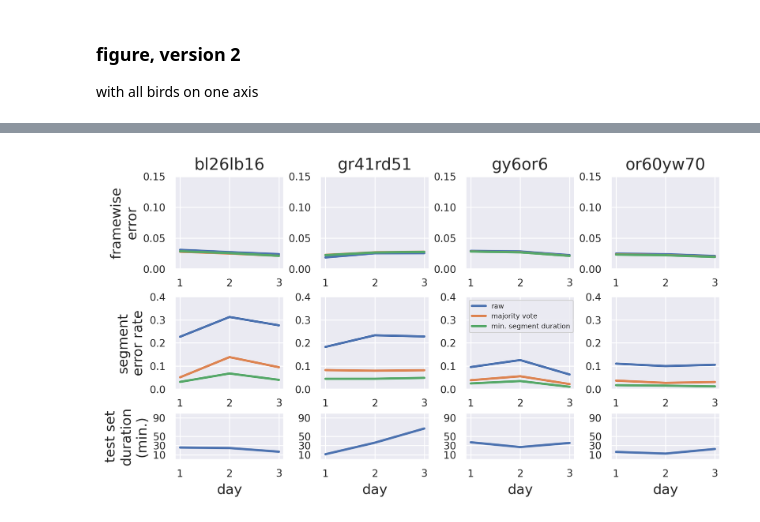
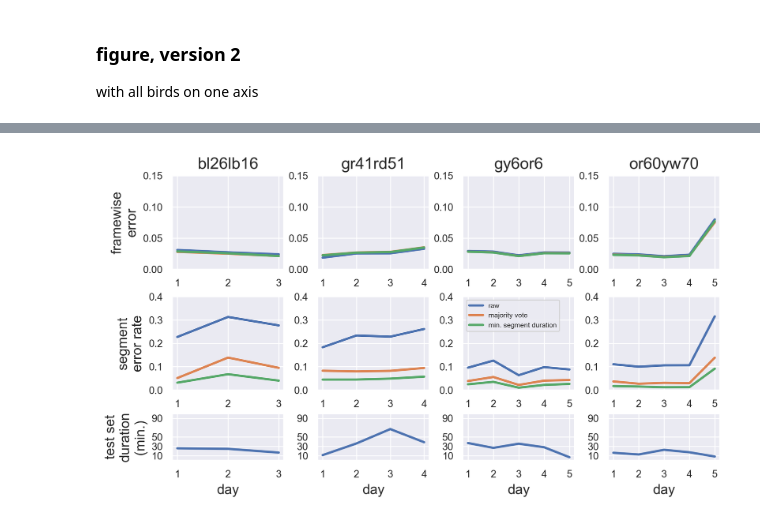
Before and after one commit to yardencsGitHub/tweetynet, a Jupyter notebook: doc/notebooks/BFRepository-results/all-birds.ipynb, the cells around one changed output, grey strips where cells are left out. Drawn from its saved outputs; the diff is of its cells as text; code cells hidden in the pictures.

Commit message:
update notebooks for figures 4 and 5

```diff
--- a/doc/notebooks/BFRepository-results/all-birds.ipynb
+++ b/doc/notebooks/BFRepository-results/all-birds.ipynb
@@ -9,6 +9,10 @@ import pandas as pd
 import seaborn as sns
 
 import vak
+# %%
+# specify the custom font to use
+plt.rcParams['font.family'] = 'sans-serif'
+plt.rcParams['font.sans-serif'] = 'arial'
 # %%
 REPO_ROOT = Path('~/Documents/repos/coding/birdsong/tweetynet').expanduser().resolve()
 BFSONGREPO_RESULTS_ROOT = REPO_ROOT.joinpath('results/BFSongRepository').expanduser().resolve()
@@ -321,5 +333,5 @@ if SAVE_FIG:
 # %%
-SAVE_FIG = True
+SAVE_FIG = False
 
 sns.set("paper")
 
@@ -327,7 +339,7 @@ bird_ids = data['bird_id'].unique()
 n_bird_ids = len(bird_ids)
 
 # only show metrics for days up to and including MAX_DAY
-MAX_DAY = 3
+MAX_DAY = 6
 
 ERR_METRICS = [
          'err',
@@ -404,31 +416,31 @@ for row, metric_list in enumerate(METRIC_LISTS):
                 ax[row, col].set_xlabel('day', fontsize=12)
 
 for ax_ in ax[0]:
     ax_.set_ylim([0., 0.15])
 for ax_ in ax[1]:
     ax_.set_ylim([0., 0.4])
 for ax_ in ax[2]:
     ax_.set_ylim([0., 100])
     ax_.set_yticks([10, 30, 50, 90])
 
 ax[0, 0].set_ylabel('framewise\nerror', fontsize=12)
 ax[1, 0].set_ylabel('segment\nerror rate', fontsize=12)
 ax[2, 0].set_ylabel('test set\nduration\n(min.)', fontsize=12)
 
 # ax[0, 0].legend(loc='upper left', fontsize=8)
 ax[1, 2].legend(loc='upper left', fontsize=6);
 
 fig.set_constrained_layout_pads(w_pad=2./72., h_pad=2./72., hspace=0., wspace=0.)
 
 if SAVE_FIG:
     plt.savefig(
         REPO_ROOT.joinpath('doc/article/figures/fig5/fig5-error-across-days.png')
     )
     plt.savefig(
         REPO_ROOT.joinpath('doc/article/figures/fig5/fig5-error-across-days.svg')
     )
     plt.savefig(
         REPO_ROOT.joinpath('doc/article/figures/fig5/fig5-error-across-days.tiff')
     )
 # %% [output]
-[figure, old version]
+[figure, new version]
```
Also changed, not shown: parts of 3 cells of this notebook, 1 other file.
